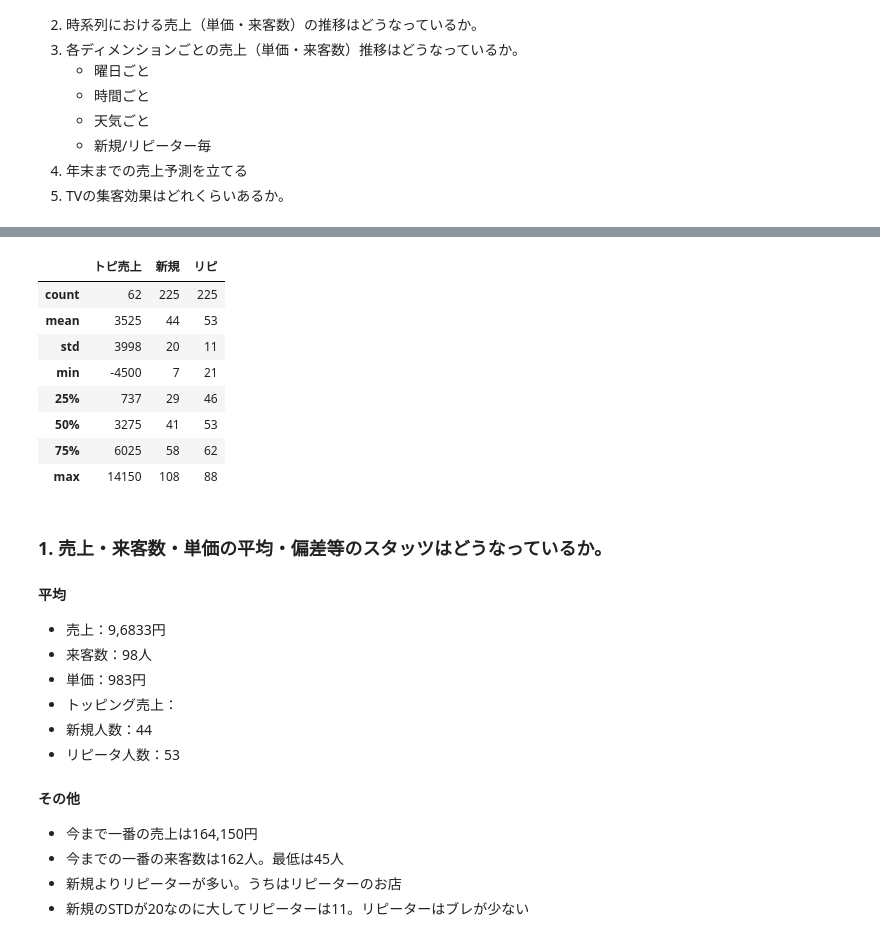
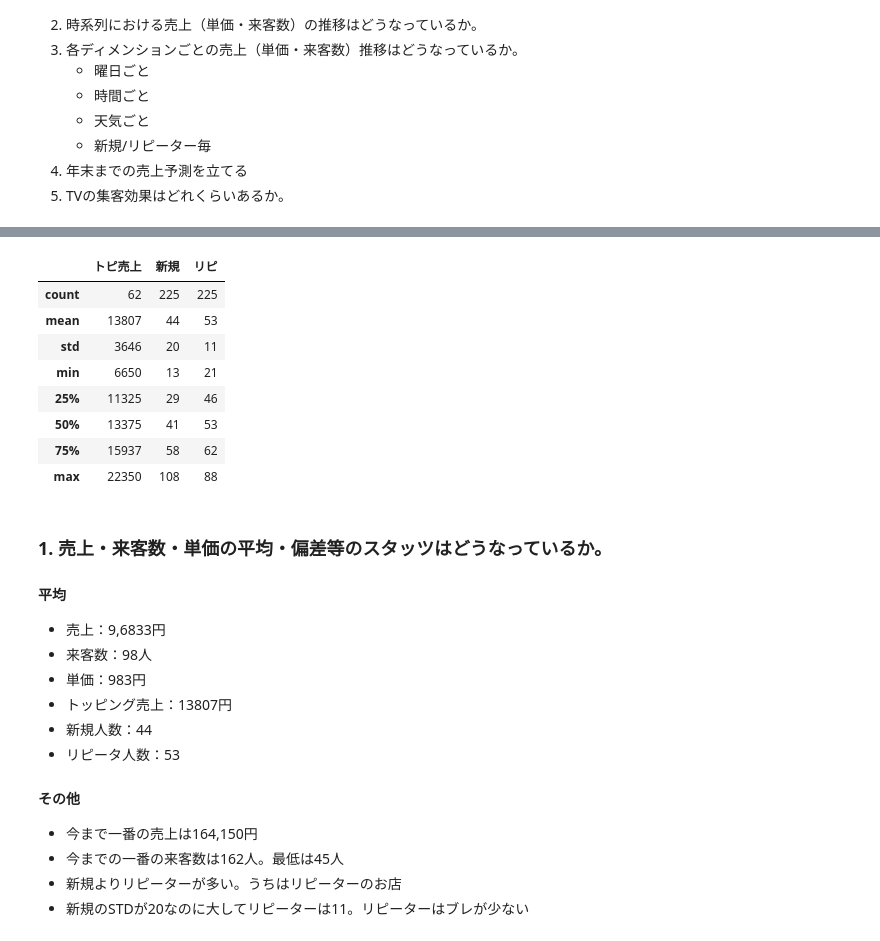
Before and after one commit to hayato1986/analysis, a Jupyter notebook: 1709tantantiger_sales_analysis.ipynb, the cells around one changed output, grey strips where cells are left out. Cells and saved outputs as stored; diff of their text form; code cells hidden in the pictures.

```diff
--- a/1709tantantiger_sales_analysis.ipynb
+++ b/1709tantantiger_sales_analysis.ipynb
@@ -31,15 +27,18 @@ sns.set(font='AppleMyungjo')
 4. TVの集客効果はどれくらいあるか。
 # %%
 #CSVデータをDF形式で読み込み。 indexにdateを設定
-rowdata = pd.read_csv('~/Downloads/ttt_sales.csv',
-                      parse_dates=['date'],index_col=['date'], dayfirst=True)
+rowdata = pd.read_csv('./data/ttt_sales_2.csv',
+                      parse_dates=['営業日'],index_col=['営業日'], dayfirst=True)
 # %%
 #行追加
-rowdata['新規'] = rowdata['来客数'] - rowdata['リピート']
-rowdata['トピ売上'] = rowdata['売上'] - rowdata['並盛']*850 - rowdata['大盛']*900 - rowdata['レディース']*850
-rowdata['単価'] = rowdata['売上']/rowdata['来客数']
+rowdata['新規'] = rowdata['来客数計'] - rowdata['リピート計']
+rowdata['トピ売上'] = rowdata['売上計'] - rowdata['並盛個数']*850 - rowdata['大盛個数']*150 - rowdata['レディース個数']*850
+rowdata['単価'] = rowdata['売上計']/rowdata['来客数計']
 
 #del rowdata['同伴'] #要らない行を削除
 del rowdata['Makuake']
 del rowdata['同伴']
 del rowdata['チケ利用']
+del rowdata['客単価']
+
+rowdata.head(3)
@@ -48 +52,9 @@ data = rowdata[rowdata['type'] == '一日'].rename(columns={'レディース': '
+# %%
+data = rowdata[rowdata['営業'] == '一日'].rename(columns={'レディース個数': 'レディ',
+                                                        'リピート計': 'リピ', '並盛個数': '並盛', '来客数計': '客数',
+                                                        '大盛個数': '大盛', '売上計': '売上'})
+
+data_2017 = data[data['年'] == 2017]
+#data_w_new = data.dropna(subset=['新規'])
+#data_w_topping = data.dropna(subset=['トピ売上'])
 # %%
@@ -74,18 +86,18 @@ base.describe().astype(int)
 | max | 164150 | 162 | 1018 |
 # %%
 #1.1（おまけ）：少しブレークダウンした数字はどうなっているか。
-plus = data.loc[:,['トピ売上','新規','リピ']]
+plus = data_2017.loc[:,['トピ売上','新規','リピ']]
 plus.describe().astype(int)
 # %% [output]
 |  | トピ売上 | 新規 | リピ |
 | count | 62 | 225 | 225 |
-| mean | 3525 | 44 | 53 |
-| std | 3998 | 20 | 11 |
-| min | -4500 | 7 | 21 |
-| 25% | 737 | 29 | 46 |
-| 50% | 3275 | 41 | 53 |
-| 75% | 6025 | 58 | 62 |
-| max | 14150 | 108 | 88 |
+| mean | 13807 | 44 | 53 |
+| std | 3646 | 20 | 11 |
+| min | 6650 | 13 | 21 |
+| 25% | 11325 | 29 | 46 |
+| 50% | 13375 | 41 | 53 |
+| 75% | 15937 | 58 | 62 |
+| max | 22350 | 108 | 88 |
 # %% [markdown]
 ### 1. 売上・来客数・単価の平均・偏差等のスタッツはどうなっているか。
 #### 平均
@@ -93,7 +105,7 @@ plus.describe().astype(int)
  -  売上：9,6833円
  - 来客数：98人
  - 単価：983円
- - トッピング売上：
+ - トッピング売上：13807円
  - 新規人数：44
  - リピータ人数：53
 
```
Also changed, not shown: parts of 14 cells of this notebook, 1 other file.
